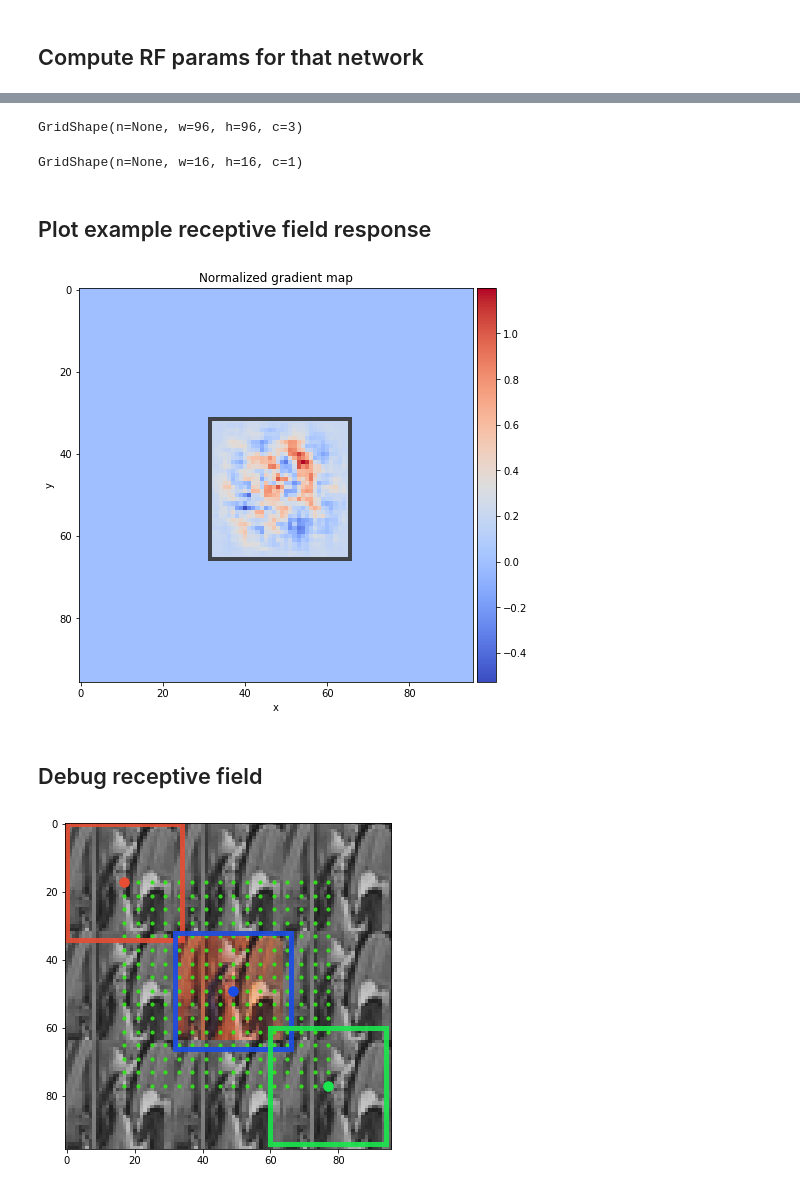
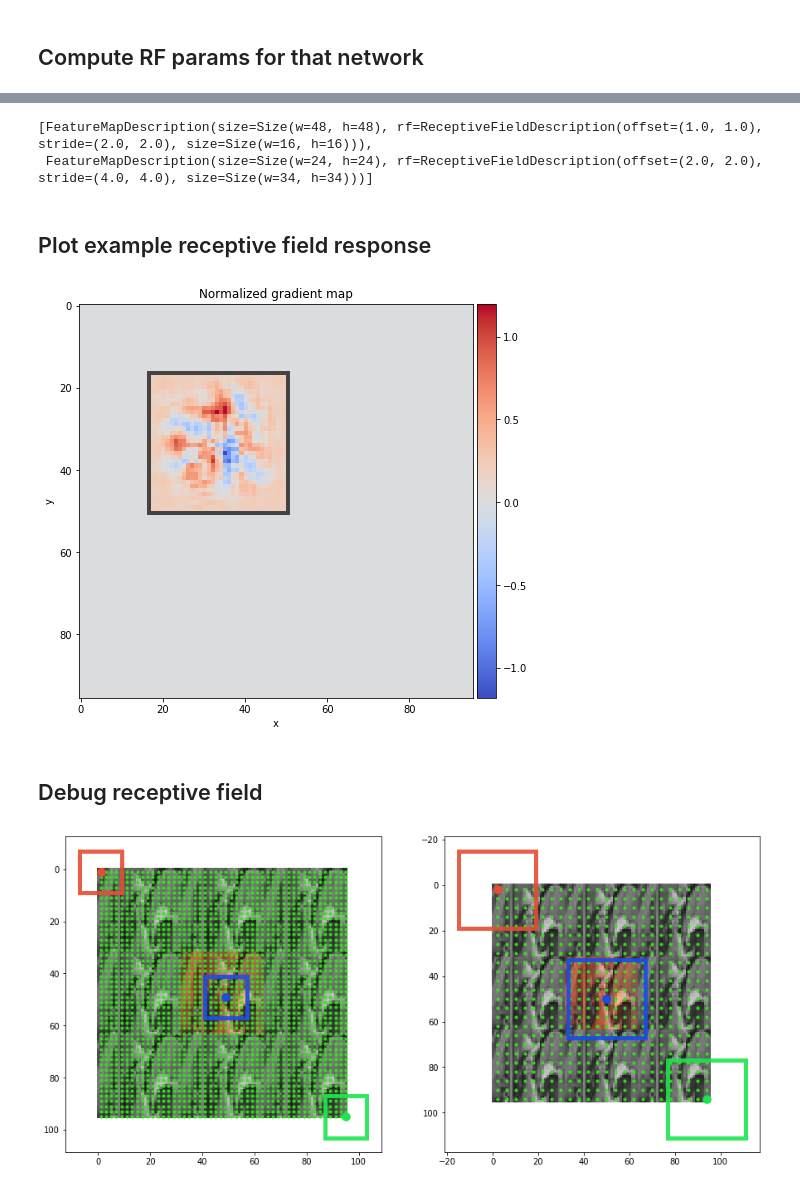
Before and after one commit to shelfwise/receptivefield, a Jupyter notebook: notebooks/readme_keras_demo.ipynb, the cells around one changed output, grey strips where cells are left out. Drawn from its saved outputs; the diff is of its cells as text; code cells hidden in the pictures.

```diff
--- a/notebooks/readme_keras_demo.ipynb
+++ b/notebooks/readme_keras_demo.ipynb
@@ -15,21 +15,21 @@ from keras.models import Model
 
 def model_build_func(input_shape):
     activation = 'linear'
-    padding='valid'
+    padding='same'
 
     inp = Input(shape=input_shape, name='input_image')
     x = Conv2D(32, (5, 5), padding=padding, activation=activation)(inp)
     x = Conv2D(32, (3, 3), padding=padding, activation=activation)(x)
     x = AvgPool2D()(x)
     x = Conv2D(64, (3, 3), activation=activation, padding=padding)(x)
-    x = Conv2D(64, (3, 3), activation=activation, padding=padding)(x)
+    x = Conv2D(64, (3, 3), activation=activation, padding=padding, name='feature_map0')(x)
     x = AvgPool2D()(x)
     x = Conv2D(128, (3, 3), activation=activation, padding=padding)(x)
-    x = Conv2D(128, (3, 3), activation=activation, padding=padding, name='feature_grid')(x)
+    x = Conv2D(128, (3, 3), activation=activation, padding=padding, name='feature_map1')(x)
 
     model = Model(inp, x)
     return model
-
+# check model
 model = model_build_func(input_shape=(96, 96, 3))
 model.summary()
 # %% [output]
@@ -92,24 +87,19 @@ ReceptiveFieldDescription(offset=(17.0, 17.0), stride=(4.0, 4.0), size=Size(w=34
 # %%
-rf.input_shape
+rf.feature_maps_desc
 # %% [output]
-GridShape(n=None, w=96, h=96, c=3)
+[FeatureMapDescription(size=Size(w=48, h=48), rf=ReceptiveFieldDescription(offset=(1.0, 1.0), stride=(2.0, 2.0), size=Size(w=16, h=16))),
+ FeatureMapDescription(size=Size(w=24, h=24), rf=ReceptiveFieldDescription(offset=(2.0, 2.0), stride=(4.0, 4.0), size=Size(w=34, h=34)))]
-# %%
-rf.output_shape
-# %% [output]
-GridShape(n=None, w=16, h=16, c=1)
 # %% [markdown]
 ## Plot example receptive field response
 # %%
-
-rf.plot_gradient_at((8, 8), image=None, figsize=(7, 7))
-
+rf.plot_gradient_at(fm_id=1, point=(8, 8), image=None, figsize=(7, 7))
 plt.savefig("../img/demo_keras_response.jpg", dpi=128)
 # %% [output]
-[figure, old version]
+[figure, new version]
 # %% [markdown]
 ## Debug receptive field
 # %%
-rf.plot_rf_grid(custom_image=image, figsize=(6, 6))
-plt.savefig("../img/demo_keras_rf_debug.jpg", dpi=128)
+rf.plot_rf_grids(custom_image=image, figsize=(15, 12), layout=(1, 2))
+plt.savefig("../img/demo_keras_rf_debug.jpg", dpi=128, bbox_inches='tight')
 # %% [output]
-[figure, old version]
+[figure, new version]
```
Also changed, not shown: parts of 2 cells of this notebook, 28 other files.
